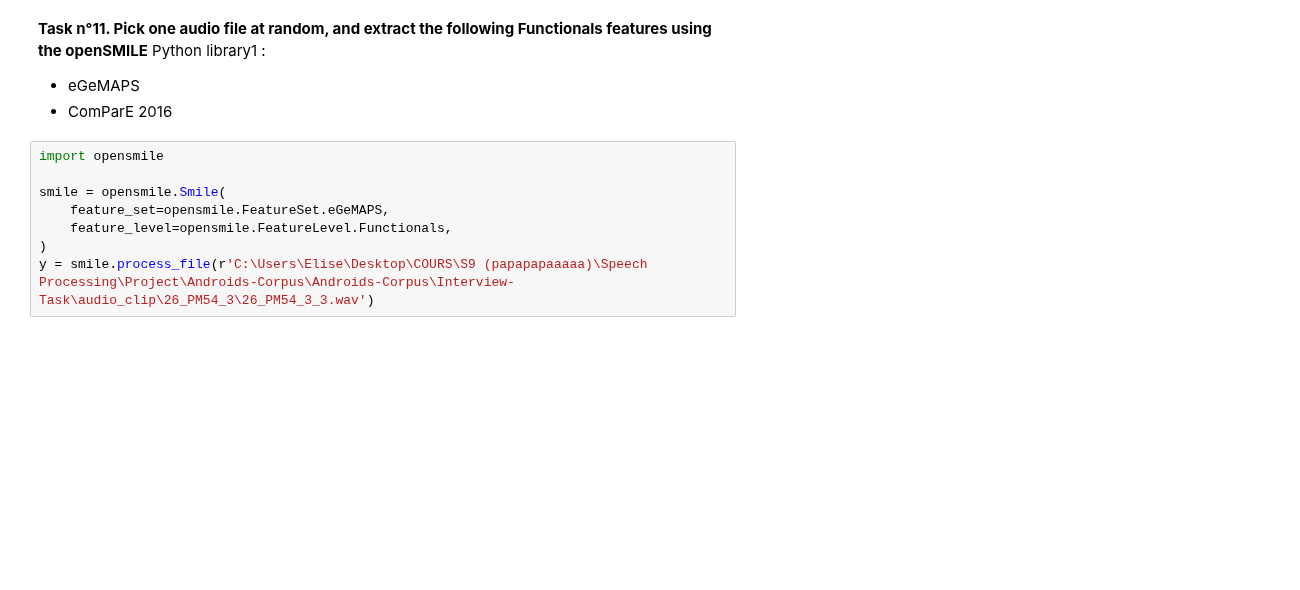
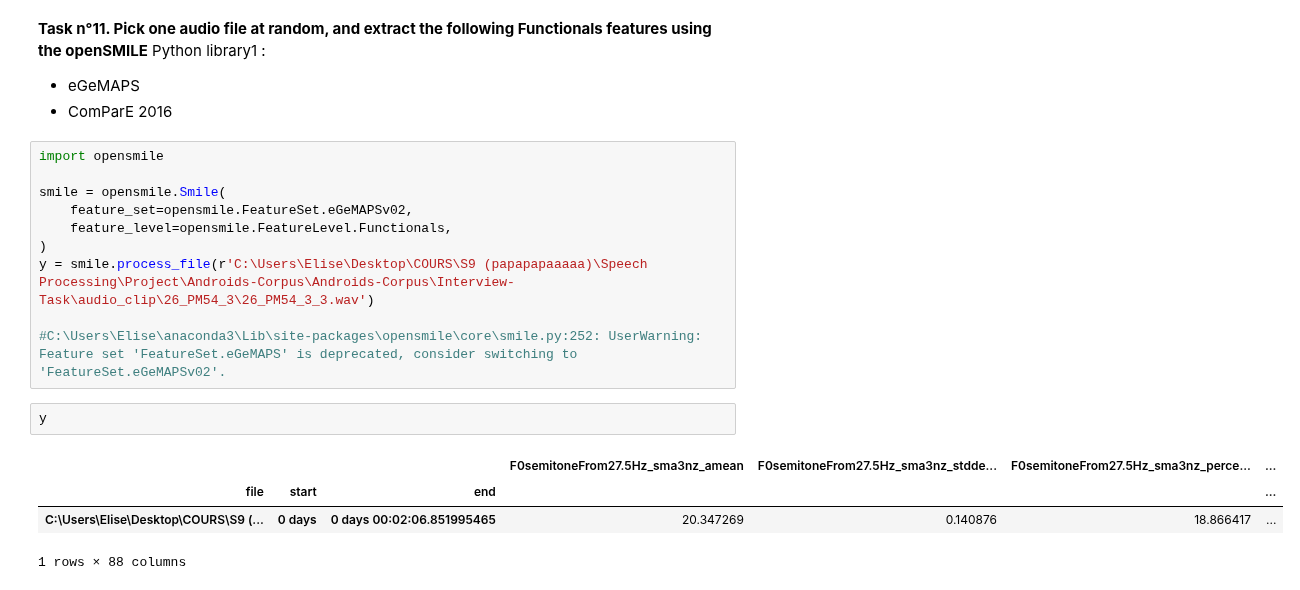
Before and after one commit to Elise-S/Speech-Processing, a Jupyter notebook: TD1.ipynb, the cells around one changed output. Drawn from its saved outputs; the diff is of its cells as text; blank space fills up the shorter version.

```diff
--- a/TD1.ipynb
+++ b/TD1.ipynb
@@ -984,10 +1021,19 @@ Python library1 :
 import opensmile
 
 smile = opensmile.Smile(
-    feature_set=opensmile.FeatureSet.eGeMAPS,
+    feature_set=opensmile.FeatureSet.eGeMAPSv02,
     feature_level=opensmile.FeatureLevel.Functionals,
 )
 y = smile.process_file(r'C:\Users\Elise\Desktop\COURS\S9 (papapapaaaaa)\Speech Processing\Project\Androids-Corpus\Androids-Corpus\Interview-Task\audio_clip\26_PM54_3\26_PM54_3_3.wav')
+
+#C:\Users\Elise\anaconda3\Lib\site-packages\opensmile\core\smile.py:252: UserWarning: Feature set 'FeatureSet.eGeMAPS' is deprecated, consider switching to 'FeatureSet.eGeMAPSv02'.
+# %%
+y
+# %% [output]
+|  |  |  | F0semitoneFrom27.5Hz_sma3nz_amean | F0semitoneFrom27.5Hz_sma3nz_stdde... | F0semitoneFrom27.5Hz_sma3nz_perce... | ... |
+| file | start | end |  |  |  | ... |
+| C:\Users\Elise\Desktop\COURS\S9 (... | 0 days | 0 days 00:02:06.851995465 | 20.347269 | 0.140876 | 18.866417 | ... |
+1 rows × 88 columns
 # %%
 smile = opensmile.Smile(
     feature_set=opensmile.FeatureSet.ComParE_2016,
```
Also changed, not shown: parts of 2 cells of this notebook.
